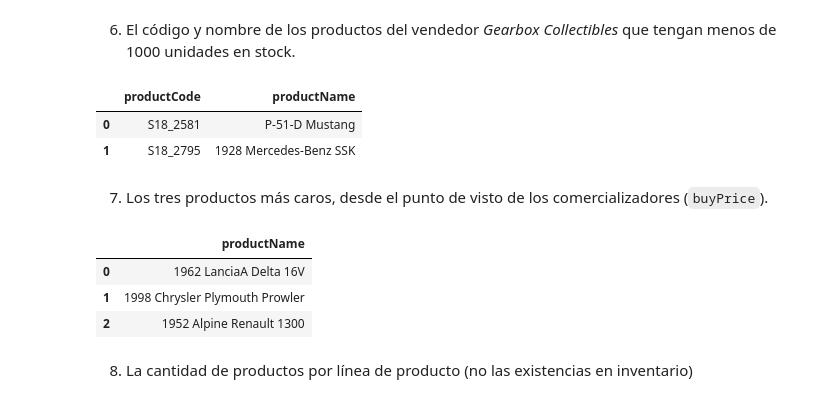
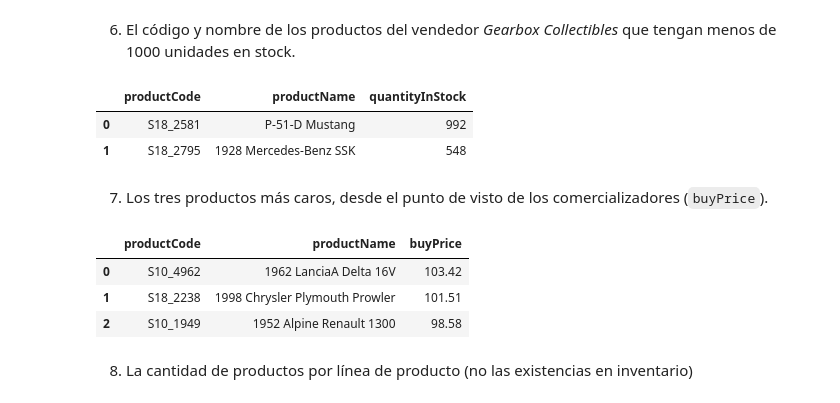
Before and after one commit to ErickCuellar1/DataScience, a Jupyter notebook: Actividad3/Actividad3BDManipulacion_A01383577.ipynb, the cells around one changed output. Cells and saved outputs as stored; diff of their text form; code cells hidden in the pictures.

```diff
--- a/Actividad3/Actividad3BDManipulacion_A01383577.ipynb
+++ b/Actividad3/Actividad3BDManipulacion_A01383577.ipynb
@@ -125,24 +125,24 @@ NYCclients
 # %% [markdown]
 6.	El código y nombre de los productos del vendedor *Gearbox Collectibles* que tengan menos de 1000 unidades en stock.
 # %%
-query = sqla.text("SELECT productCode, productName FROM products WHERE productVendor = 'Gearbox Collectibles' AND quantityInStock < 1000")
+query = sqla.text("SELECT productCode, productName, quantityInStock FROM products WHERE productVendor = 'Gearbox Collectibles' AND quantityInStock < 1000")
 GBClowstock = pd.read_sql(query, conn)
 GBClowstock
 # %% [output]
-|  | productCode | productName |
-| 0 | S18_2581 | P-51-D Mustang |
-| 1 | S18_2795 | 1928 Mercedes-Benz SSK |
+|  | productCode | productName | quantityInStock |
+| 0 | S18_2581 | P-51-D Mustang | 992 |
+| 1 | S18_2795 | 1928 Mercedes-Benz SSK | 548 |
 # %% [markdown]
 7.	Los tres productos más caros, desde el punto de visto de los comercializadores (`buyPrice`).
 # %%
-query = sqla.text("SELECT productName FROM products ORDER BY buyPrice DESC LIMIT 3")
+query = sqla.text("SELECT productCode, productName, buyPrice FROM products ORDER BY buyPrice DESC LIMIT 3")
 CostestProducts = pd.read_sql(query, conn)
 CostestProducts
 # %% [output]
-|  | productName |
-| 0 | 1962 LanciaA Delta 16V |
-| 1 | 1998 Chrysler Plymouth Prowler |
-| 2 | 1952 Alpine Renault 1300 |
+|  | productCode | productName | buyPrice |
+| 0 | S10_4962 | 1962 LanciaA Delta 16V | 103.42 |
+| 1 | S18_2238 | 1998 Chrysler Plymouth Prowler | 101.51 |
+| 2 | S10_1949 | 1952 Alpine Renault 1300 | 98.58 |
 # %% [markdown]
 8.	La cantidad de productos por línea de producto (no las existencias en inventario)
 # %%
```
Also changed, not shown: parts of 14 cells of this notebook.
